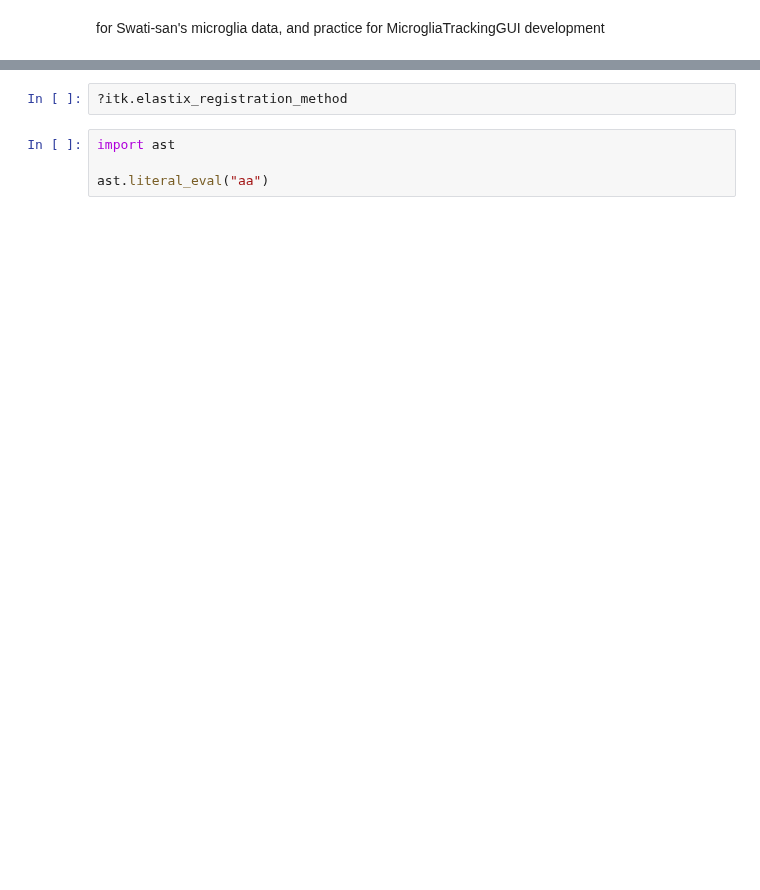
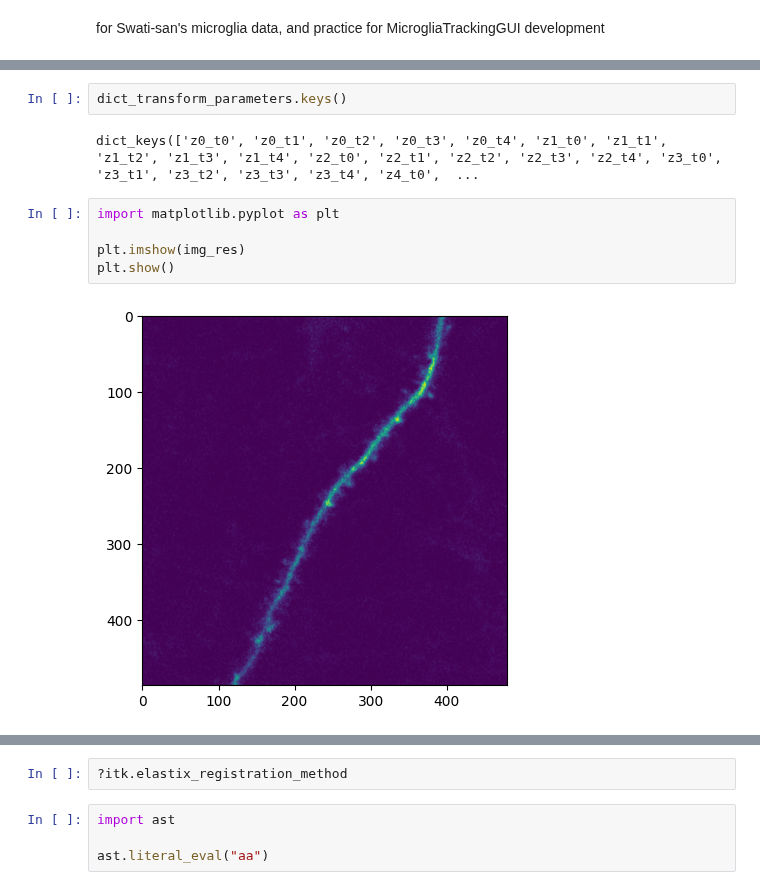
Before and after one commit to dhino2000/optic, a Jupyter notebook: notebook/TIFStackExplorerGUI.ipynb, the cells around one changed output, grey strips where cells are left out. Saved outputs shown, nothing was run; the diff lists cells and outputs as text; blank space fills up the shorter version.

Commit message:
implement Elastix registration for tiff stack image !

```diff
--- a/notebook/TIFStackExplorerGUI.ipynb
+++ b/notebook/TIFStackExplorerGUI.ipynb
@@ -318 +340,12 @@ if __name__ == "__main__":
+# %%
+dict_transform_parameters.keys()
+# %% [output]
+dict_keys(['z0_t0', 'z0_t1', 'z0_t2', 'z0_t3', 'z0_t4', 'z1_t0', 'z1_t1', 'z1_t2', 'z1_t3', 'z1_t4', 'z2_t0', 'z2_t1', 'z2_t2', 'z2_t3', 'z2_t4', 'z3_t0', 'z3_t1', 'z3_t2', 'z3_t3', 'z3_t4', 'z4_t0',  ...
+# %%
+import matplotlib.pyplot as plt
+
+plt.imshow(img_res)
+plt.show()
+# %% [output]
+[figure, added]
 # %%
```
Also changed, not shown: parts of 5 cells of this notebook, 2 other files.
